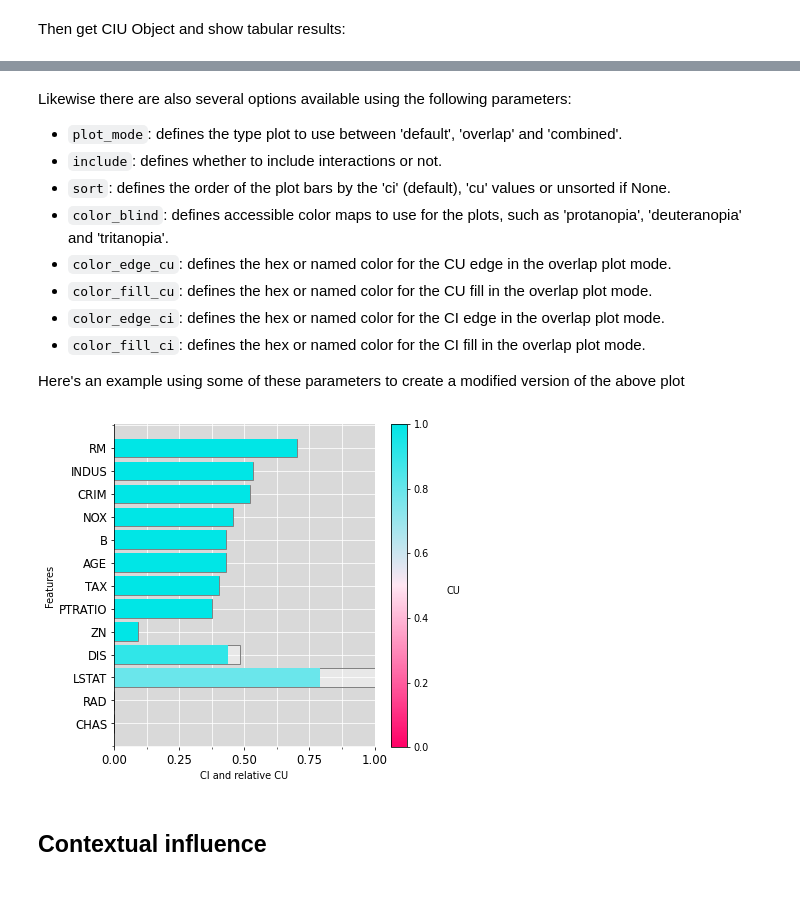
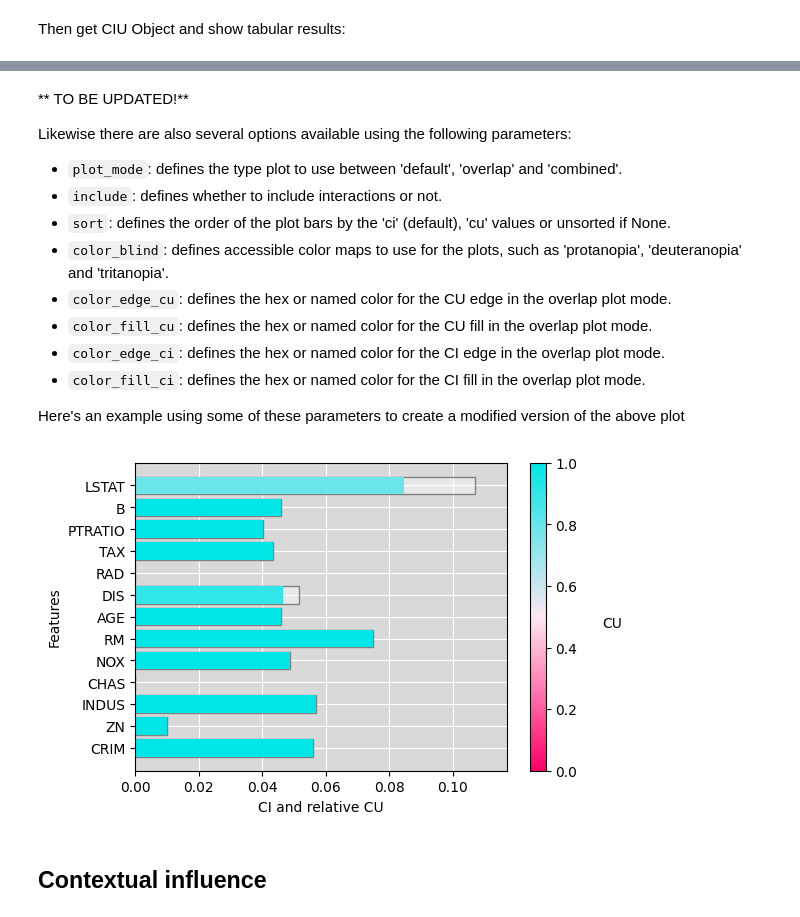
Before and after one commit to KaryFramling/py-ciu, a Jupyter notebook: README_notebook.ipynb, the cells around one changed output, grey strips where cells are left out. Saved outputs shown, nothing was run; the diff lists cells and outputs as text; code cells hidden in the pictures.

```diff
--- a/README_notebook.ipynb
+++ b/README_notebook.ipynb
@@ -100,7 +95,3 @@ iris_ciu.explain_tabular()
 This was a **"Why?"** explanation, where we can see that Petal length and Petal width are the most(/only) relevant features with CI=1. This instance is a very typical Virginica, as shown by the close-to-one CU values for all features.
 
 We can also plot this explanation but it's now very interesting in the case of Iris:
-# %%
-import matplotlib.pylab as py_plt
-py_plt.rcParams['figure.dpi'] = 50
-iris_ciu.plot_ciu()
@@ -179,6 +165,7 @@ The instance values are:
 # %% [markdown]
 We need to know the minimal and maximal price values in order to know how cheap or expensive the instance is:
 # %%
+out_minmaxs = pd.DataFrame({'mins': [min(y_train)], 'maxs': max(y_train)})
 print(f"The minimal price in the training set is ${min(y_train):.0f} and the maximal price is ${max(y_train):.0f}")
 # %% [output]
 The minimal price in the training set is $5 and the maximal price is $50
@@ -210,0 +174,4 @@ boston_ciu.explain_tabular()
+# %%
+boston_ciu = ciu.CIU(xg_reg.predict, ['Price'], data=X_train, out_minmaxs=out_minmaxs)
+CIUres = boston_ciu.explain(instance)
+display(CIUres)
@@ -213,3 +194,0 @@ Now we can also plot the CI/CU values using the CIU Object's ``plot_ciu`` functi
-# %%
-py_plt.rcParams['figure.dpi'] = 70
-boston_ciu.plot_ciu() # Default plot, using colour codes
@@ -218,4 +199,6 @@ boston_ciu.plot_ciu() # Default plot, using colour codes
 # %% [markdown]
+** TO BE UPDATED!**
+
 Likewise there are also several options available using the following parameters:
 
 * ``plot_mode``: defines the type plot to use between 'default', 'overlap' and 'combined'.
@@ -229,9 +212,9 @@ Likewise there are also several options available using the following parameters
 
 Here's an example using some of these parameters to create a modified version of the above plot
 # %%
-boston_ciu.plot_ciu(plot_mode="combined", color_blind='tritanopia', sort='cu')
+boston_ciu.plot_ciu(CIUres, plot_mode="combined", color_blind='tritanopia', sort='cu', CImax=min(1.0,(max(CIUres.CI)+0.01)))
 # %% [output]
-[figure, old version]
+[figure, new version]
 # %% [markdown]
 ## Contextual influence
 # %% [markdown]
```
Also changed, not shown: parts of 44 cells of this notebook.
